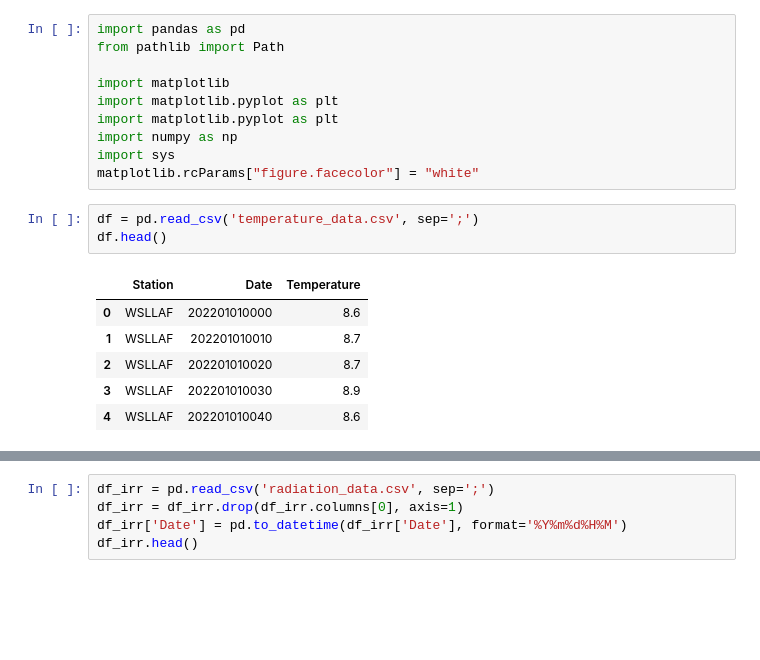
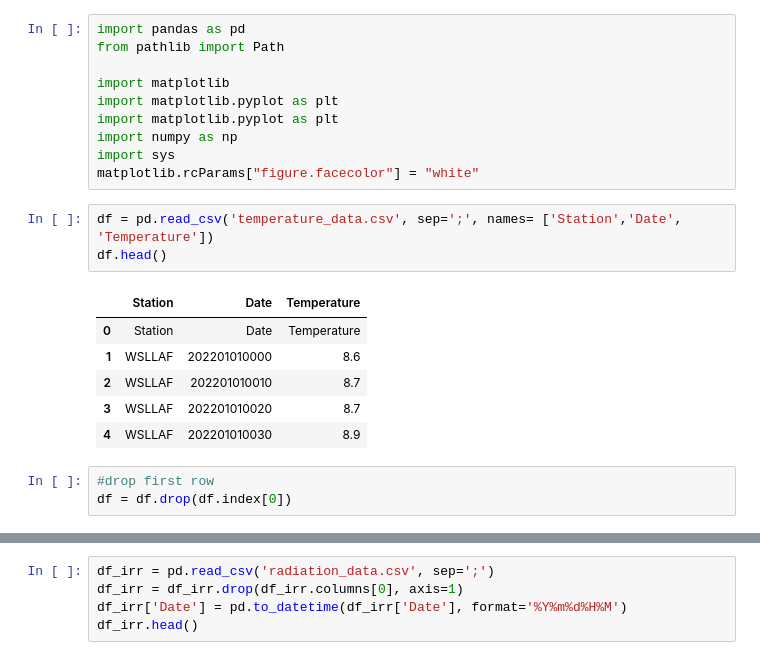
Before and after one commit to cojre/ml-project-2-stockdataholm, a Jupyter notebook: temp_irra_data.ipynb, the cells around one changed output, grey strips where cells are left out. Saved outputs shown, nothing was run; the diff lists cells and outputs as text; blank space fills up the shorter version.

```diff
--- a/temp_irra_data.ipynb
+++ b/temp_irra_data.ipynb
@@ -9,12 +9,15 @@ import numpy as np
 import sys
 matplotlib.rcParams["figure.facecolor"] = "white"
 # %%
-df = pd.read_csv('temperature_data.csv', sep=';')
+df = pd.read_csv('temperature_data.csv', sep=';', names= ['Station','Date', 'Temperature'])
 df.head()
 # %% [output]
 |  | Station | Date | Temperature |
-| 0 | WSLLAF | 202201010000 | 8.6 |
-| 1 | WSLLAF | 202201010010 | 8.7 |
-| 2 | WSLLAF | 202201010020 | 8.7 |
-| 3 | WSLLAF | 202201010030 | 8.9 |
-| 4 | WSLLAF | 202201010040 | 8.6 |
+| 0 | Station | Date | Temperature |
+| 1 | WSLLAF | 202201010000 | 8.6 |
+| 2 | WSLLAF | 202201010010 | 8.7 |
+| 3 | WSLLAF | 202201010020 | 8.7 |
+| 4 | WSLLAF | 202201010030 | 8.9 |
+# %%
+#drop first row
+df = df.drop(df.index[0])
```
Also changed, not shown: parts of 12 cells of this notebook.
